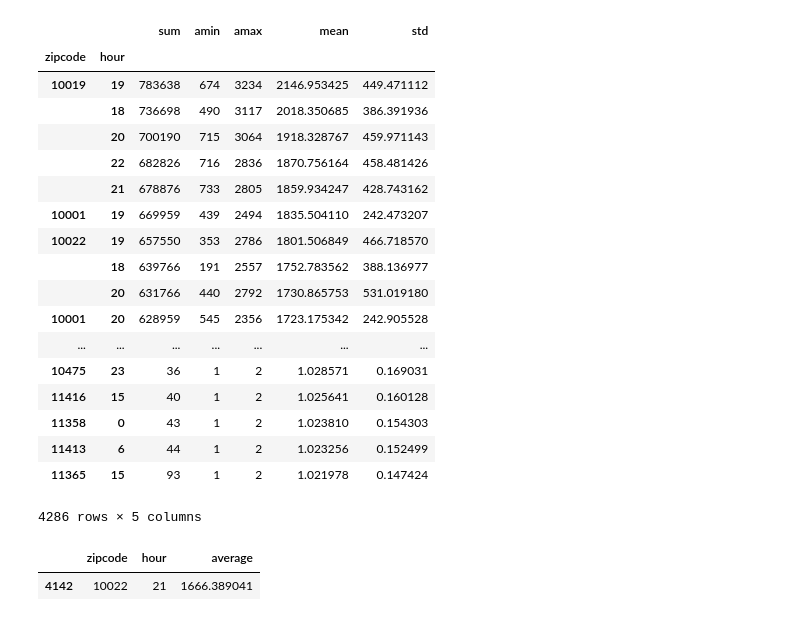
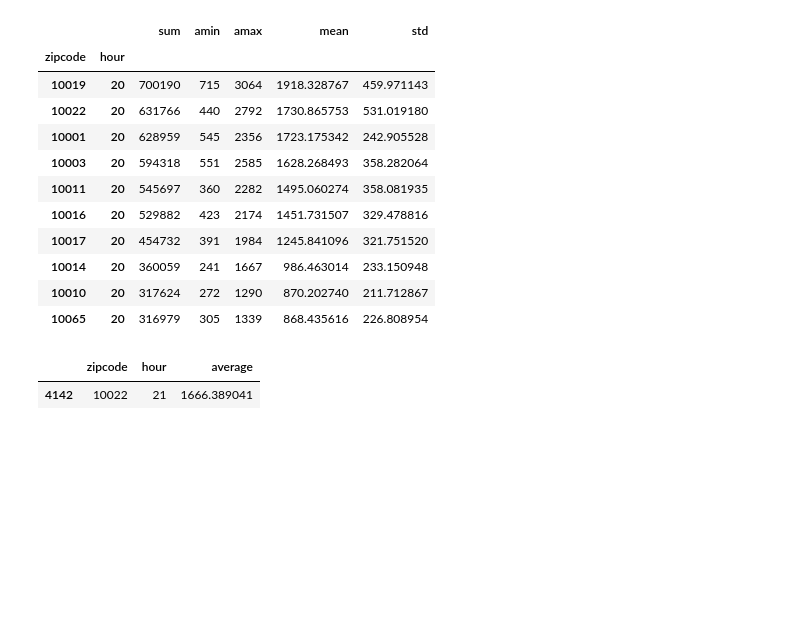
Before and after one commit to algorithmcardboard/Most-hapennning-places-NYC, a Jupyter notebook: Plots.ipynb, the cells around one changed output. Saved outputs shown, nothing was run; the diff lists cells and outputs as text; code cells hidden in the pictures; blank space fills up the shorter version.

```diff
--- a/Plots.ipynb
+++ b/Plots.ipynb
@@ -14,29 +14,22 @@ events_cluster['date'] = pd.to_datetime(events_cluster['date']).dt.dayofyear
 # %%
 t_hourly_gropued = taxi_hourly.groupby(['zipcode', 'hour'])
 stats = t_hourly_gropued['count'].agg([np.sum, np.min, np.max, np.mean, np.std]).sort_values('mean', ascending =False)
 
-stats = stats.dropna()
-stats.query('mean > 1')
+stats = stats.dropna().query('mean > 1 & std > 200 & hour == 20' )
+stats
 # %% [output]
 |  |  | sum | amin | amax | mean | std |
 | zipcode | hour |  |  |  |  |  |
-| 10019 | 19 | 783638 | 674 | 3234 | 2146.953425 | 449.471112 |
-|  | 18 | 736698 | 490 | 3117 | 2018.350685 | 386.391936 |
-|  | 20 | 700190 | 715 | 3064 | 1918.328767 | 459.971143 |
-|  | 22 | 682826 | 716 | 2836 | 1870.756164 | 458.481426 |
-|  | 21 | 678876 | 733 | 2805 | 1859.934247 | 428.743162 |
-| 10001 | 19 | 669959 | 439 | 2494 | 1835.504110 | 242.473207 |
-| 10022 | 19 | 657550 | 353 | 2786 | 1801.506849 | 466.718570 |
-|  | 18 | 639766 | 191 | 2557 | 1752.783562 | 388.136977 |
-|  | 20 | 631766 | 440 | 2792 | 1730.865753 | 531.019180 |
+| 10019 | 20 | 700190 | 715 | 3064 | 1918.328767 | 459.971143 |
+| 10022 | 20 | 631766 | 440 | 2792 | 1730.865753 | 531.019180 |
 | 10001 | 20 | 628959 | 545 | 2356 | 1723.175342 | 242.905528 |
-| ... | ... | ... | ... | ... | ... | ... |
-| 10475 | 23 | 36 | 1 | 2 | 1.028571 | 0.169031 |
-| 11416 | 15 | 40 | 1 | 2 | 1.025641 | 0.160128 |
-| 11358 | 0 | 43 | 1 | 2 | 1.023810 | 0.154303 |
-| 11413 | 6 | 44 | 1 | 2 | 1.023256 | 0.152499 |
-| 11365 | 15 | 93 | 1 | 2 | 1.021978 | 0.147424 |
+| 10003 | 20 | 594318 | 551 | 2585 | 1628.268493 | 358.282064 |
+| 10011 | 20 | 545697 | 360 | 2282 | 1495.060274 | 358.081935 |
+| 10016 | 20 | 529882 | 423 | 2174 | 1451.731507 | 329.478816 |
+| 10017 | 20 | 454732 | 391 | 1984 | 1245.841096 | 321.751520 |
+| 10014 | 20 | 360059 | 241 | 1667 | 986.463014 | 233.150948 |
+| 10010 | 20 | 317624 | 272 | 1290 | 870.202740 | 211.712867 |
+| 10065 | 20 | 316979 | 305 | 1339 | 868.435616 | 226.808954 |
-4286 rows × 5 columns
 # %%
 taxi_averages.query('(zipcode == 10022) & (hour == 21)')
 # %% [output]
```
Also changed, not shown: parts of 6 cells of this notebook, 2 other files.
